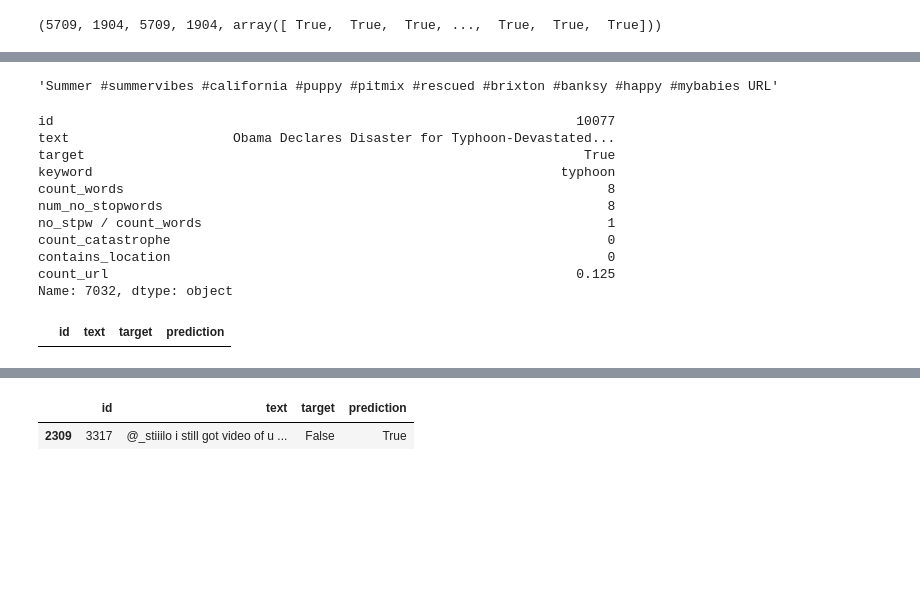
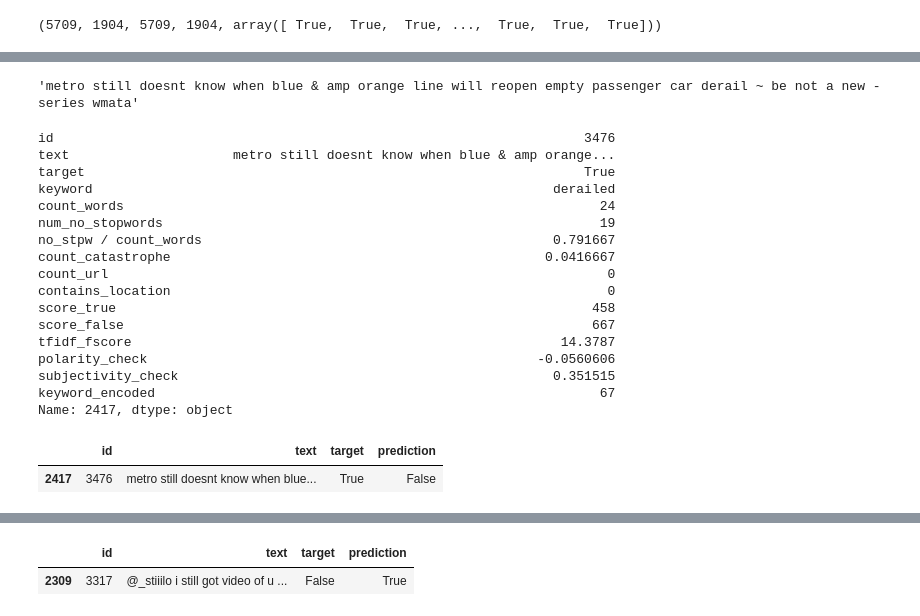
Before and after one commit to NicoGarofalo/TPDatos, a Jupyter notebook: otros_algoritmos/TP_RedNeuronal.ipynb, the cells around one changed output, grey strips where cells are left out. Cells and saved outputs as stored; diff of their text form; code cells hidden in the pictures; blank space fills up the shorter version.

```diff
--- a/otros_algoritmos/TP_RedNeuronal.ipynb
+++ b/otros_algoritmos/TP_RedNeuronal.ipynb
@@ -326,0 +572,9 @@ print(prints)
+# %%
+# -------------- Entrenamiento - Support Vector Classification -------------- #
+from sklearn.pipeline import make_pipeline
+from sklearn.preprocessing import StandardScaler
+from sklearn.svm import SVC
+clf = make_pipeline(StandardScaler(), SVC(gamma='auto'))
+clf.fit(X_train_clf, y_train)
+pred = clf.predict(X_test_clf)
+clf.score(X_test_clf,y_test)
@@ -326,0 +583,9 @@ print(prints)
+# %%
+# ----------- Entrenamiento - StandardScaler + X Algoritmo ----------- #
+from sklearn.pipeline import make_pipeline
+from sklearn.preprocessing import StandardScaler
+from sklearn.svm import LinearSVC
+clf = make_pipeline(StandardScaler(),LogisticRegression(max_iter=2000))
+clf.fit(X_train_clf, y_train)
+pred = clf.predict(X_test_clf)
+clf.score(X_test_clf,y_test)
@@ -326,0 +594,12 @@ print(prints)
+# %%
+from sklearn.model_selection import GridSearchCV
+clf = MLPClassifier(activation='relu',learning_rate_init=0.0003,
+                    hidden_layer_sizes=(50,40,100), random_state=1,
+                    max_iter=400, solver='adam')
+
+optimization_dict = {'hidden_layer_sizes': (list(range(10, 100)))}
+
+model = GridSearchCV(clf, optimization_dict,
+                     scoring='accuracy', verbose=1)
+
+model.fit(X_train_clf,y_train)
@@ -327,6 +612,10 @@ print(prints)
 # %%
 # --------------- Entrenamiento - MLP (Multilayer Perceptron) --------------- #
-clf = MLPClassifier(activation='relu',learning_rate_init=0.0003, hidden_layer_sizes=(50,35,60), random_state=1, max_iter=400, solver='adam')
-#X_train = X_train.reshape(-1, 1) #Esto se hace si tengo 1 solo feature
+clf = MLPClassifier(activation='relu',learning_rate_init=0.0003,
+                    hidden_layer_sizes=(50,35,60), random_state=1,
+                    max_iter=400, solver='adam')
+
 clf.fit(X_train_clf, y_train)
+pred = clf.predict(X_test_clf)
+clf.score(X_test_clf,y_test)
 # %% [output]
@@ -385,23 +659,30 @@ diff
 # %%
-df_train_res.loc[5677,'text']
+df_train_res.loc[2417,'text']
 # %% [output]
-'Summer #summervibes #california #puppy #pitmix #rescued #brixton #banksy #happy #mybabies URL'
+'metro still doesnt know when blue & amp orange line will reopen empty passenger car derail ~ be not a new - series wmata'
 # %%
-df_train_res.iloc[7032]
+df_train_res.iloc[2417]
 # %% [output]
-id                                                                   10077
-text                     Obama Declares Disaster for Typhoon-Devastated...
+id                                                                    3476
+text                     metro still doesnt know when blue & amp orange...
 target                                                                True
-keyword                                                            typhoon
-count_words                                                              8
-num_no_stopwords                                                         8
-no_stpw / count_words                                                    1
-count_catastrophe                                                        0
+keyword                                                           derailed
+count_words                                                             24
+num_no_stopwords                                                        19
+no_stpw / count_words                                             0.791667
+count_catastrophe                                                0.0416667
+count_url                                                                0
 contains_location                                                        0
-count_url                                                            0.125
-Name: 7032, dtype: object
+score_true                                                             458
+score_false                                                            667
+tfidf_fscore                                                       14.3787
+polarity_check                                                  -0.0560606
+subjectivity_check                                                0.351515
+keyword_encoded                                                         67
+Name: 2417, dtype: object
 # %%
-diff.loc[diff['id'] == 10077]
+diff.loc[diff['id'] == 3476]
 # %% [output]
 |  | id | text | target | prediction |
+| 2417 | 3476 | metro still doesnt know when blue... | True | False |
 # %%
```
Also changed, not shown: parts of 95 cells of this notebook.
